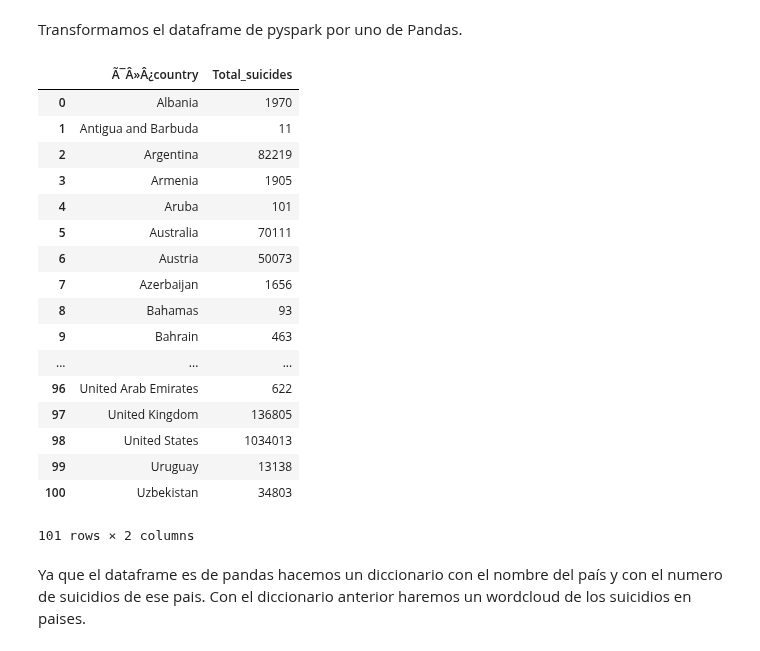
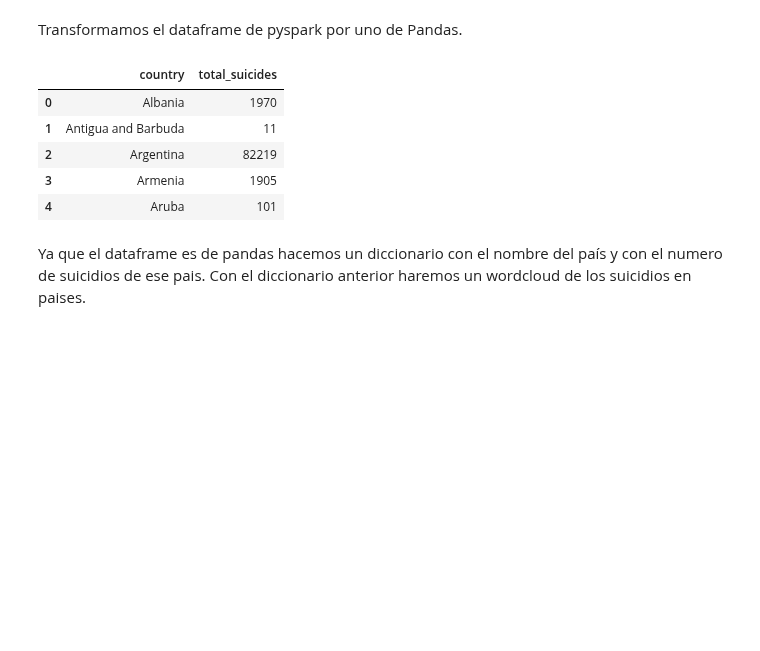
Before and after one commit to JoseCPI/SuicideDataAalisis, a Jupyter notebook: proyecto.ipynb, the cells around one changed output. Saved outputs shown, nothing was run; the diff lists cells and outputs as text; code cells hidden in the pictures; blank space fills up the shorter version.

```diff
--- a/proyecto.ipynb
+++ b/proyecto.ipynb
@@ -104,31 +104,19 @@ Transformamos el dataframe de pyspark por uno de Pandas.
 # %%
 from PIL import Image
 from wordcloud import WordCloud, STOPWORDS, ImageColorGenerator
 
 import matplotlib.pyplot as plt
 
 pdf = data2.toPandas()
 
-pdf
+pdf.head()
 # %% [output]
-|  | Ã¯Â»Â¿country | Total_suicides |
+|  | country | total_suicides |
 | 0 | Albania | 1970 |
 | 1 | Antigua and Barbuda | 11 |
 | 2 | Argentina | 82219 |
 | 3 | Armenia | 1905 |
 | 4 | Aruba | 101 |
-| 5 | Australia | 70111 |
-| 6 | Austria | 50073 |
-| 7 | Azerbaijan | 1656 |
-| 8 | Bahamas | 93 |
-| 9 | Bahrain | 463 |
-| ... | ... | ... |
-| 96 | United Arab Emirates | 622 |
-| 97 | United Kingdom | 136805 |
-| 98 | United States | 1034013 |
-| 99 | Uruguay | 13138 |
-| 100 | Uzbekistan | 34803 |
-101 rows × 2 columns
 # %% [markdown]
 Ya que el dataframe es de pandas hacemos un diccionario con el nombre del país y con el numero de suicidios de ese pais. Con el diccionario anterior haremos un wordcloud de los suicidios en paises.
 # %%
```
Also changed, not shown: parts of 13 cells of this notebook, 1 other file.
